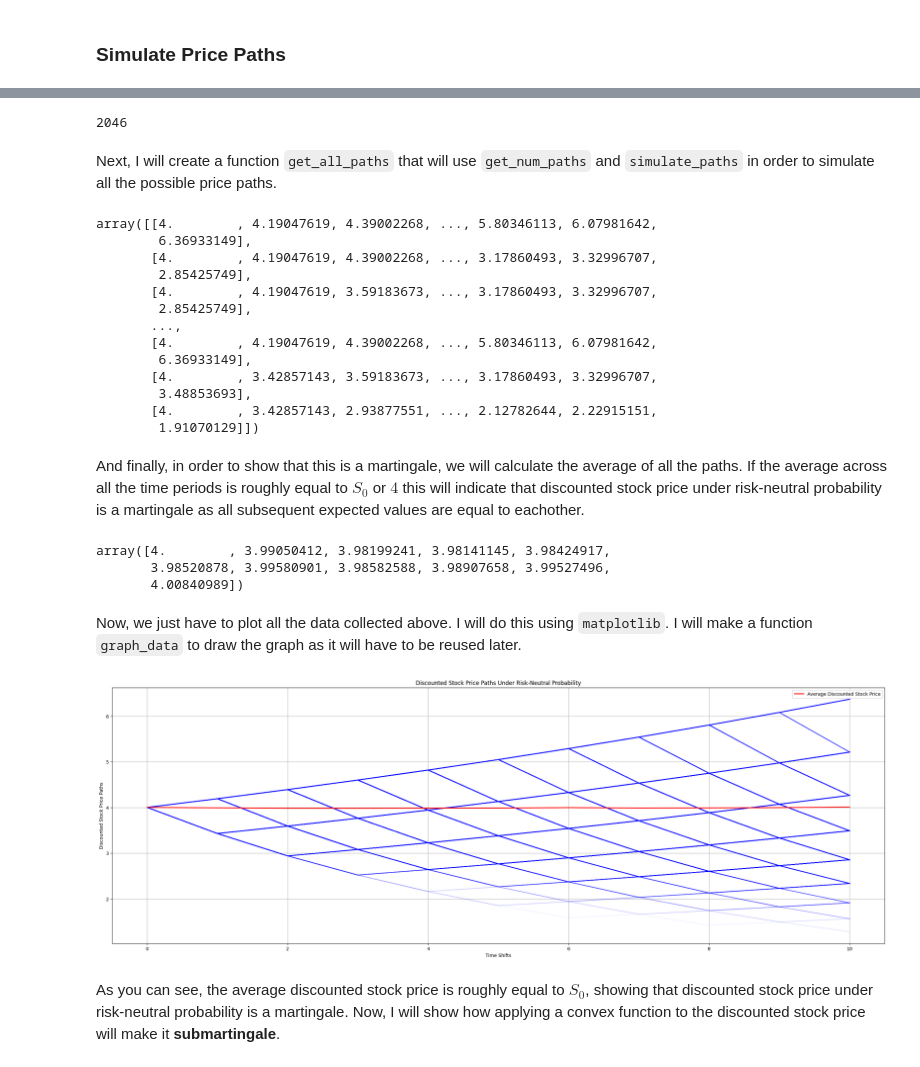
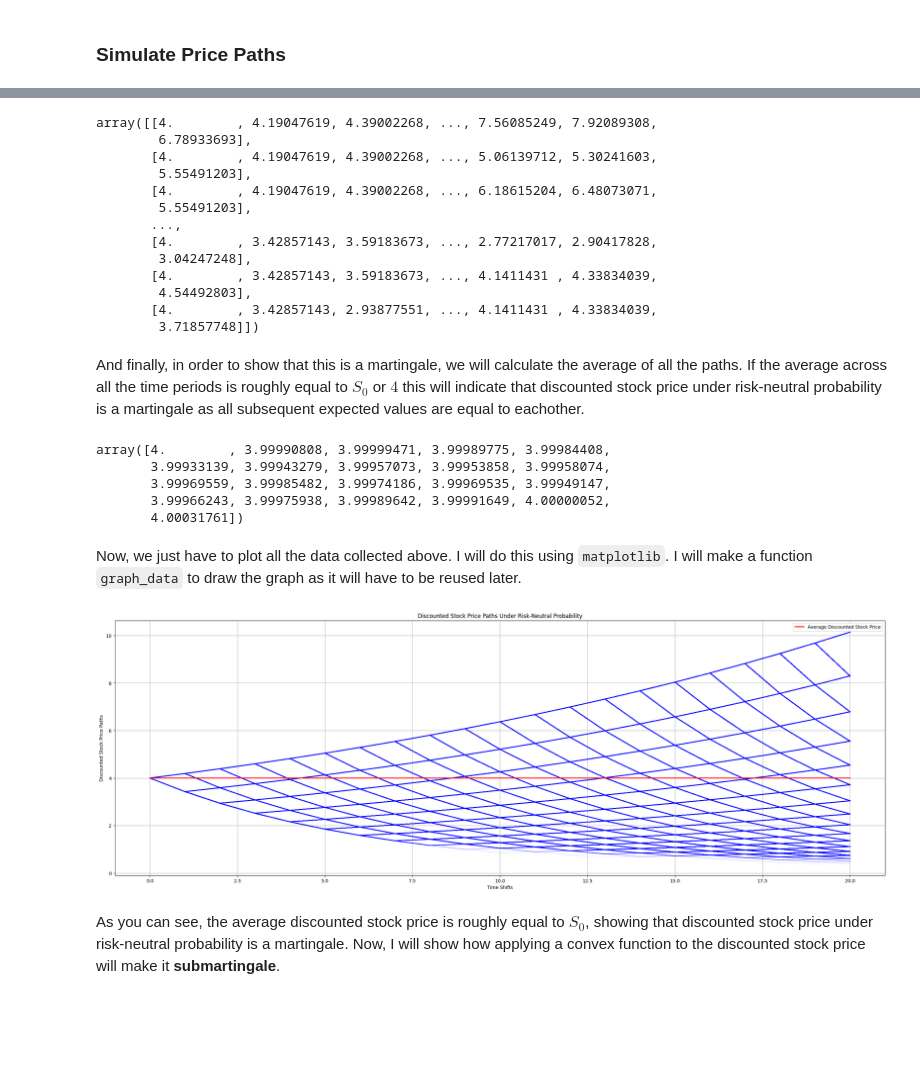
Before and after one commit to Felforge/learning_quant, a Jupyter notebook: Binomial Models/Chapter 2/martingales.ipynb, the cells around one changed output, grey strips where cells are left out. Saved outputs shown, nothing was run; the diff lists cells and outputs as text; code cells hidden in the pictures; blank space fills up the shorter version.

```diff
--- a/Binomial Models/Chapter 2/martingales.ipynb
+++ b/Binomial Models/Chapter 2/martingales.ipynb
@@ -72 +76,3 @@ S_0 = 4
+# %%
+num_paths = 2**21
 # %% [markdown]
@@ -89,75 +95,59 @@ Next, I will create a function `get_num_paths` that will return the number of po
-# %%
-from itertools import permutations
-
-def get_num_paths(N):
-    num_paths = 0
-    for i in range(1, N+1):
-        combinations = []
-        for j in range(i + 1):
-            combo = 'H' * j + 'T' * (i - j)
-            combinations += permutations(combo)
-        combinations = list(set(combinations))
-        num_paths += len(combinations)
-    return num_paths
-
-num_paths = get_num_paths(N)
-num_paths
-# %% [output]
-2046
-# %% [markdown]
-Next, I will create a function `get_all_paths` that will use `get_num_paths` and `simulate_paths` in order to simulate all the possible price paths.
 # %%
-def get_all_paths(num_paths, N, S_0, u, d, r):
-    all_paths = np.zeros((num_paths, N + 1))
+def get_paths(num_paths, N, S_0, u, d, r):
+    paths = np.zeros((num_paths, N + 1))
     for i in range(num_paths):
-        all_paths[i] = simulate_path(N, S_0, u, d, r)
-    return all_paths
+        paths[i] = simulate_path(N, S_0, u, d, r)
+    return paths
 
-all_price_paths = get_all_paths(num_paths, N, S_0, u, d, r)
-all_price_paths
+price_paths = get_paths(num_paths, N, S_0, u, d, r)
+price_paths
 # %% [output]
-array([[4.        , 4.19047619, 4.39002268, ..., 5.80346113, 6.07981642,
-        6.36933149],
-       [4.        , 4.19047619, 4.39002268, ..., 3.17860493, 3.32996707,
-        2.85425749],
-       [4.        , 4.19047619, 3.59183673, ..., 3.17860493, 3.32996707,
-        2.85425749],
+array([[4.        , 4.19047619, 4.39002268, ..., 7.56085249, 7.92089308,
+        6.78933693],
+       [4.        , 4.19047619, 4.39002268, ..., 5.06139712, 5.30241603,
+        5.55491203],
+       [4.        , 4.19047619, 4.39002268, ..., 6.18615204, 6.48073071,
+        5.55491203],
        ...,
-       [4.        , 4.19047619, 4.39002268, ..., 5.80346113, 6.07981642,
-        6.36933149],
-       [4.        , 3.42857143, 3.59183673, ..., 3.17860493, 3.32996707,
-        3.48853693],
-       [4.        , 3.42857143, 2.93877551, ..., 2.12782644, 2.22915151,
-        1.91070129]])
+       [4.        , 3.42857143, 3.59183673, ..., 2.77217017, 2.90417828,
+        3.04247248],
+       [4.        , 3.42857143, 3.59183673, ..., 4.1411431 , 4.33834039,
+        4.54492803],
+       [4.        , 3.42857143, 2.93877551, ..., 4.1411431 , 4.33834039,
+        3.71857748]])
 # %% [markdown]
 And finally, in order to show that this is a martingale, we will calculate the average of all the paths. If the average across all the time periods is roughly equal to $S_0$ or $4$ this will indicate that discounted stock price under risk-neutral probability is a martingale as all subsequent expected values are equal to eachother.
 # %%
-average_price_path = np.mean(all_price_paths, axis=0)
+average_price_path = np.mean(price_paths, axis=0)
 average_price_path
 # %% [output]
-array([4.        , 3.99050412, 3.98199241, 3.98141145, 3.98424917,
-       3.98520878, 3.99580901, 3.98582588, 3.98907658, 3.99527496,
-       4.00840989])
+array([4.        , 3.99990808, 3.99999471, 3.99989775, 3.99984408,
+       3.99933139, 3.99943279, 3.99957073, 3.99953858, 3.99958074,
+       3.99969559, 3.99985482, 3.99974186, 3.99969535, 3.99949147,
+       3.99966243, 3.99975938, 3.99989642, 3.99991649, 4.00000052,
+       4.00031761])
 # %% [markdown]
 Now, we just have to plot all the data collected above. I will do this using `matplotlib`. I will make a function `graph_data` to draw the graph as it will have to be reused later.
 # %%
 import matplotlib.pyplot as plt
 
 def graph_data(price_paths, average_path, ylabel, title, average_line_label):
     plt.figure(figsize=(30, 10))
+    if np.max(price_paths) >= 5000.0:
+        plt.ylim(top=5000.0)
     for i in range(num_paths):
         plt.plot(price_paths[i], color='blue', alpha=0.05)
     plt.plot(average_path, color='red', linewidth=2, label=average_line_label)
     plt.xlabel('Time Shifts')
     plt.ylabel(ylabel)
     plt.title(title)
     plt.legend()
     plt.grid(True)
     plt.show()
 
-graph_data(all_price_paths, average_price_path, 'Discounted Stock Price Paths', 'Discounted Stock Price Paths Under Risk-Neutral Probability', 'Average Discounted Stock Price')
+graph_data(price_paths, average_price_path, 'Discounted Stock Price Paths', 'Discounted Stock Price Paths Under Risk-Neutral Probability', 'Average Discounted Stock Price')
 # %% [output]
-[figure, old version]
+[figure, new version]
 # %% [markdown]
 As you can see, the average discounted stock price is roughly equal to $S_0$, showing that discounted stock price under risk-neutral probability is a martingale. Now, I will show how applying a convex function to the discounted stock price will make it **submartingale**.
 # %% [markdown]
```
Also changed, not shown: parts of 13 cells of this notebook.
